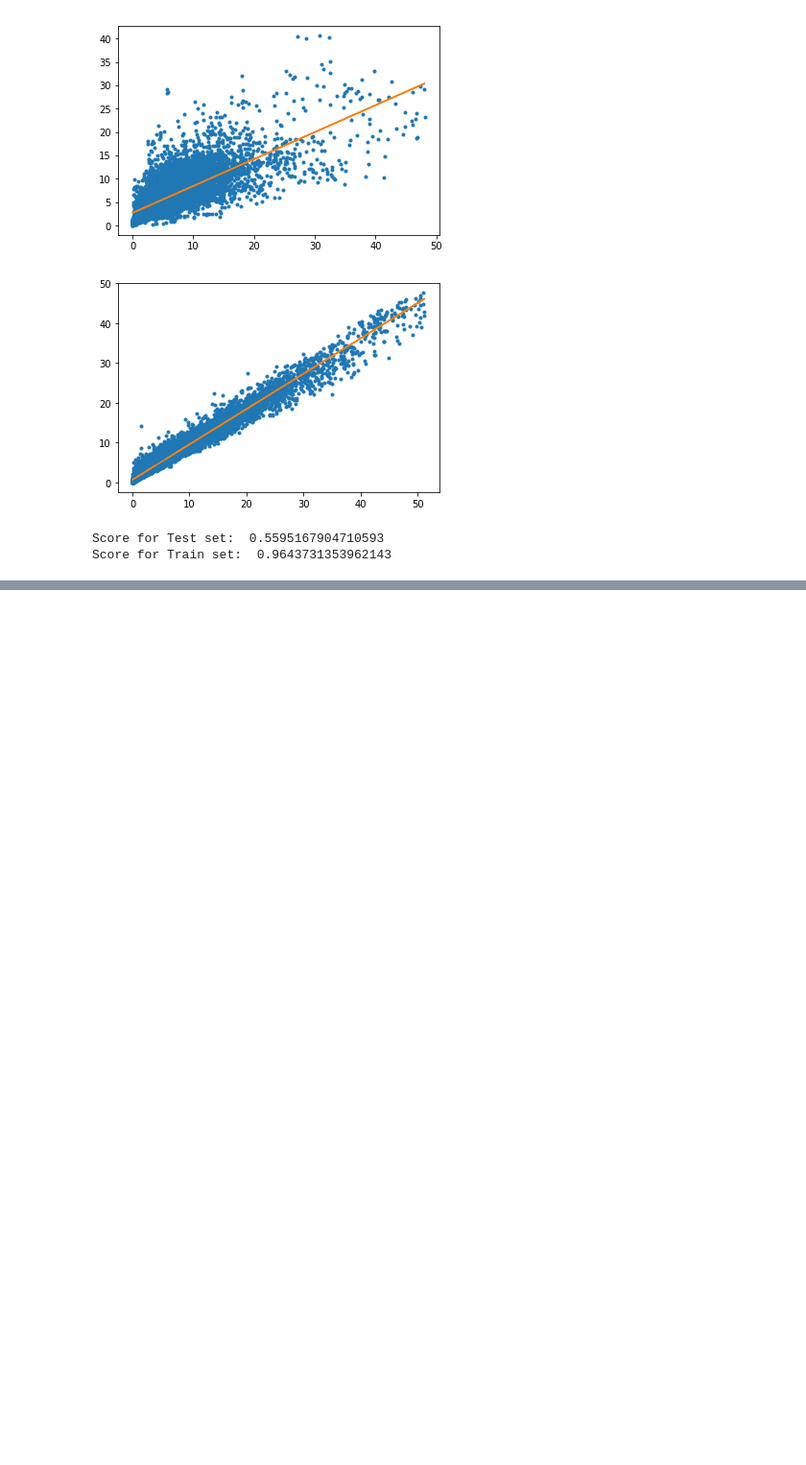
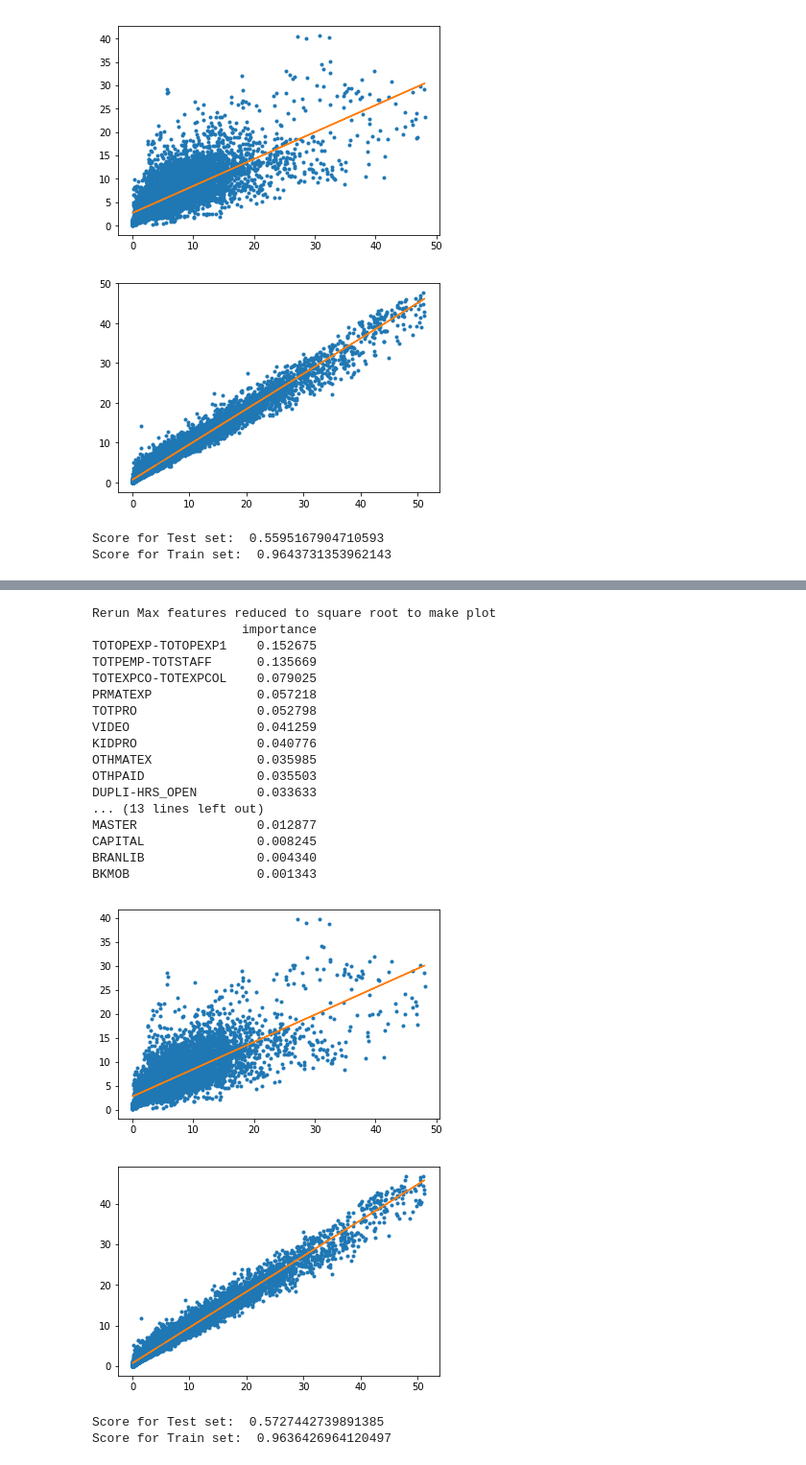
Before and after one commit to olgabane/Insight2019_LibraryProject, a Jupyter notebook: Library_Week3_Notebook8_RFContinuation.ipynb, the cells around one changed output, grey strips where cells are left out. Shown at 96% size. Drawn from its saved outputs; the diff is of its cells as text; code cells hidden in the pictures; blank space fills up the shorter version.

```diff
--- a/Library_Week3_Notebook8_RFContinuation.ipynb
+++ b/Library_Week3_Notebook8_RFContinuation.ipynb
@@ -1321,0 +1002,25 @@ Same as RF above.
+# %%
+print("Rerun Max features reduced to square root to make plot")
+rffunction(DF_for_RF = DFforRF1_POPDIV, n_est_number = 100, rstate = 42, mdepth = 60, max_feat_str = "sqrt")
+# %% [output]
+Rerun Max features reduced to square root to make plot
+                    importance
+TOTOPEXP-TOTOPEXP1    0.152675
+TOTPEMP-TOTSTAFF      0.135669
+TOTEXPCO-TOTEXPCOL    0.079025
+PRMATEXP              0.057218
+TOTPRO                0.052798
+VIDEO                 0.041259
+KIDPRO                0.040776
+OTHMATEX              0.035985
+OTHPAID               0.035503
+DUPLI-HRS_OPEN        0.033633
+... (13 lines left out)
+MASTER                0.012877
+CAPITAL               0.008245
+BRANLIB               0.004340
+BKMOB                 0.001343
+[figure, added]
+[figure, added]
+Score for Test set:  0.5727442739891385
+Score for Train set:  0.9636426964120497
```
Also changed, not shown: parts of 59 cells of this notebook.
